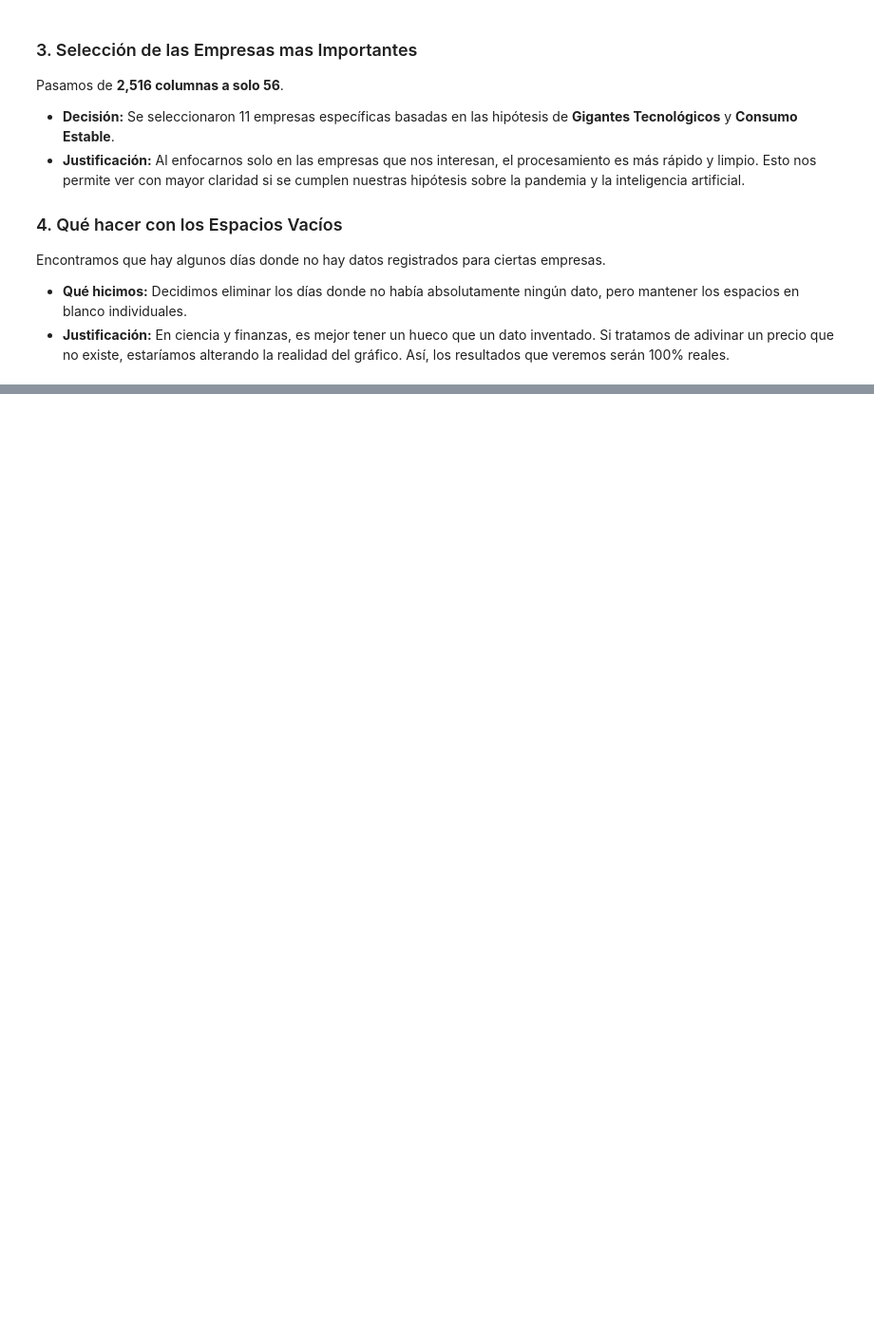
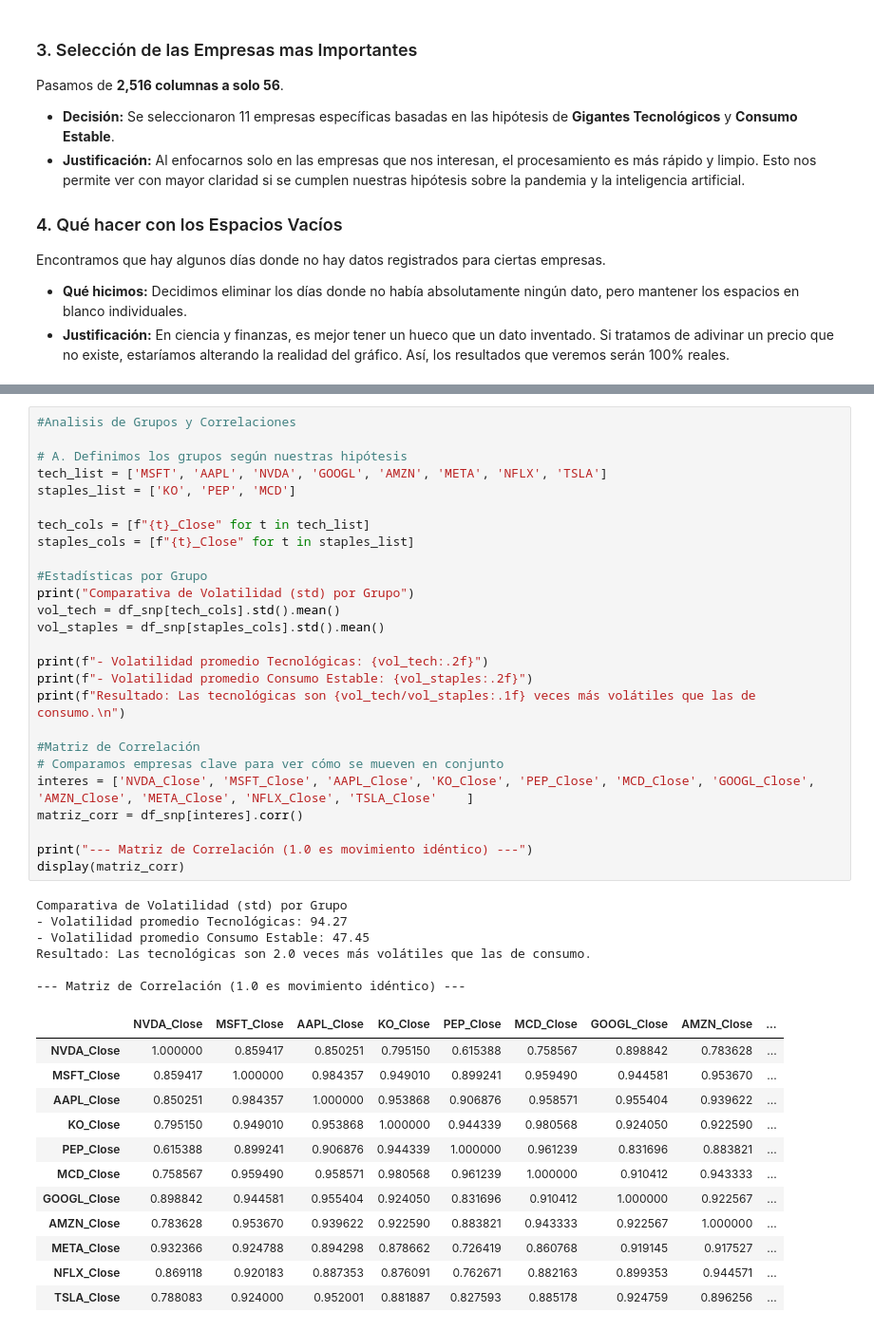
Before and after one commit to benja20003/MineriaDatos, a Jupyter notebook: Solemne1/Solemne1_Mineria_de_Datos.ipynb, the cells around one changed output, grey strips where cells are left out. Shown at 95% size. Drawn from its saved outputs; the diff is of its cells as text; blank space fills up the shorter version.

Commit message:
Se realizo el analisis exploratorio (EDA) de los datos ya limpios y filtrados, utilizando las empresas elegidas para el analisis final.

```diff
--- a/Solemne1/Solemne1_Mineria_de_Datos.ipynb
+++ b/Solemne1/Solemne1_Mineria_de_Datos.ipynb
@@ -376,0 +432,45 @@ Encontramos que hay algunos días donde no hay datos registrados para ciertas em
+# %%
+#Analisis de Grupos y Correlaciones
+
+# A. Definimos los grupos según nuestras hipótesis
+tech_list = ['MSFT', 'AAPL', 'NVDA', 'GOOGL', 'AMZN', 'META', 'NFLX', 'TSLA']
+staples_list = ['KO', 'PEP', 'MCD']
+
+tech_cols = [f"{t}_Close" for t in tech_list]
+staples_cols = [f"{t}_Close" for t in staples_list]
+
+#Estadísticas por Grupo
+print("Comparativa de Volatilidad (std) por Grupo")
+vol_tech = df_snp[tech_cols].std().mean()
+vol_staples = df_snp[staples_cols].std().mean()
+
+print(f"- Volatilidad promedio Tecnológicas: {vol_tech:.2f}")
+print(f"- Volatilidad promedio Consumo Estable: {vol_staples:.2f}")
+print(f"Resultado: Las tecnológicas son {vol_tech/vol_staples:.1f} veces más volátiles que las de consumo.\n")
+
+#Matriz de Correlación
+# Comparamos empresas clave para ver cómo se mueven en conjunto
+interes = ['NVDA_Close', 'MSFT_Close', 'AAPL_Close', 'KO_Close', 'PEP_Close', 'MCD_Close', 'GOOGL_Close', 'AMZN_Close', 'META_Close', 'NFLX_Close', 'TSLA_Close'    ]
+matriz_corr = df_snp[interes].corr()
+
+print("--- Matriz de Correlación (1.0 es movimiento idéntico) ---")
+display(matriz_corr)
+# %% [output]
+Comparativa de Volatilidad (std) por Grupo
+- Volatilidad promedio Tecnológicas: 94.27
+- Volatilidad promedio Consumo Estable: 47.45
+Resultado: Las tecnológicas son 2.0 veces más volátiles que las de consumo.
+
+--- Matriz de Correlación (1.0 es movimiento idéntico) ---
+|  | NVDA_Close | MSFT_Close | AAPL_Close | KO_Close | PEP_Close | MCD_Close | GOOGL_Close | AMZN_Close | ... |
+| NVDA_Close | 1.000000 | 0.859417 | 0.850251 | 0.795150 | 0.615388 | 0.758567 | 0.898842 | 0.783628 | ... |
+| MSFT_Close | 0.859417 | 1.000000 | 0.984357 | 0.949010 | 0.899241 | 0.959490 | 0.944581 | 0.953670 | ... |
+| AAPL_Close | 0.850251 | 0.984357 | 1.000000 | 0.953868 | 0.906876 | 0.958571 | 0.955404 | 0.939622 | ... |
+| KO_Close | 0.795150 | 0.949010 | 0.953868 | 1.000000 | 0.944339 | 0.980568 | 0.924050 | 0.922590 | ... |
+| PEP_Close | 0.615388 | 0.899241 | 0.906876 | 0.944339 | 1.000000 | 0.961239 | 0.831696 | 0.883821 | ... |
+| MCD_Close | 0.758567 | 0.959490 | 0.958571 | 0.980568 | 0.961239 | 1.000000 | 0.910412 | 0.943333 | ... |
+| GOOGL_Close | 0.898842 | 0.944581 | 0.955404 | 0.924050 | 0.831696 | 0.910412 | 1.000000 | 0.922567 | ... |
+| AMZN_Close | 0.783628 | 0.953670 | 0.939622 | 0.922590 | 0.883821 | 0.943333 | 0.922567 | 1.000000 | ... |
+| META_Close | 0.932366 | 0.924788 | 0.894298 | 0.878662 | 0.726419 | 0.860768 | 0.919145 | 0.917527 | ... |
+| NFLX_Close | 0.869118 | 0.920183 | 0.887353 | 0.876091 | 0.762671 | 0.882163 | 0.899353 | 0.944571 | ... |
+| TSLA_Close | 0.788083 | 0.924000 | 0.952001 | 0.881887 | 0.827593 | 0.885178 | 0.924759 | 0.896256 | ... |
```
Also changed, not shown: parts of 11 cells of this notebook.
